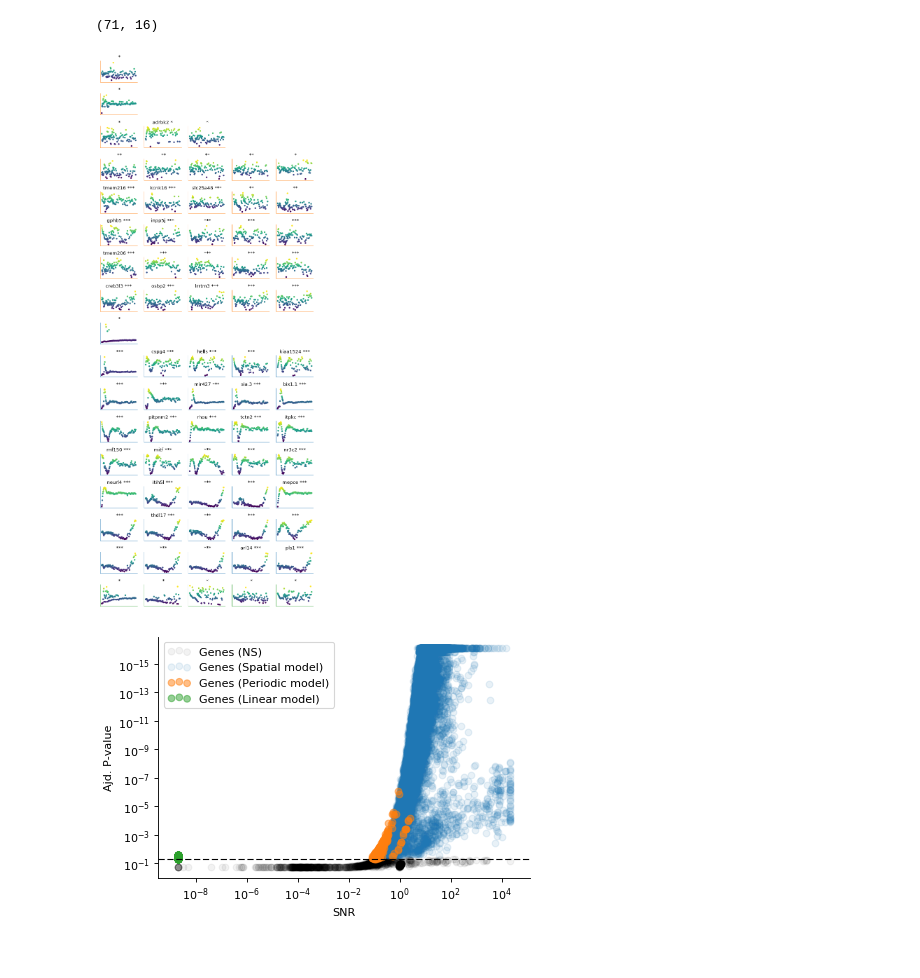
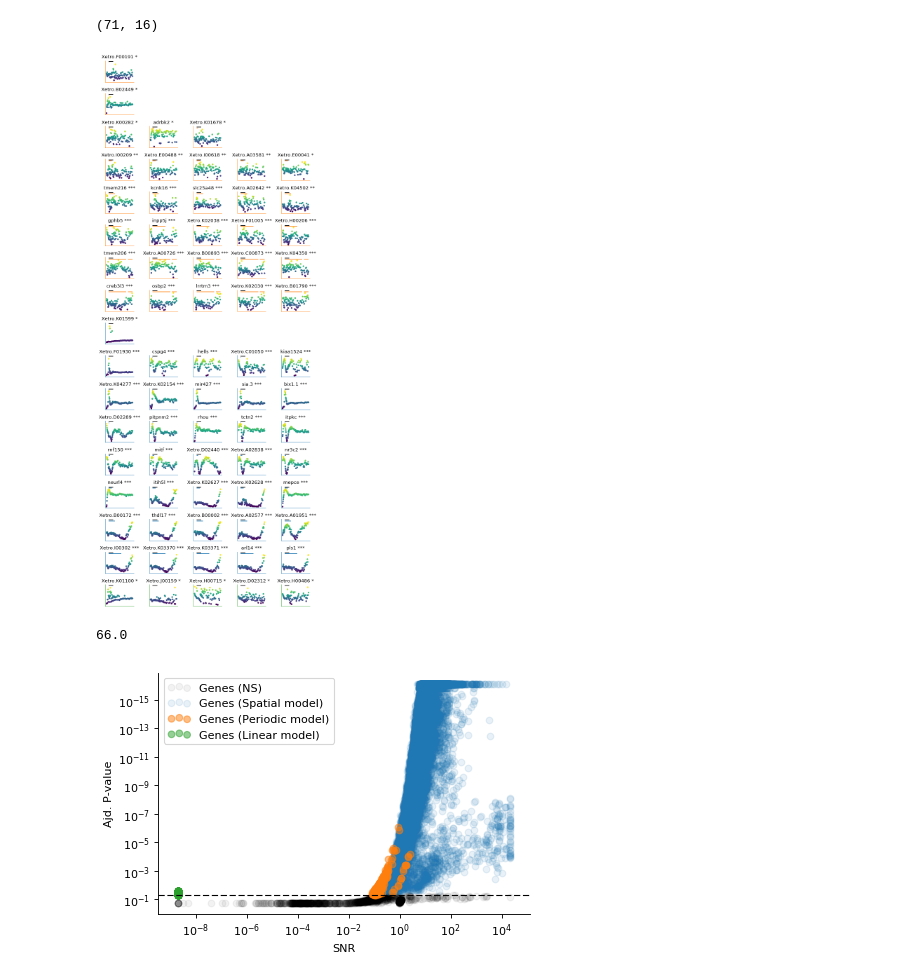
Before and after one commit to Teichlab/SpatialDE, a Jupyter notebook: Analysis/Frog/Frog Development Analysis.ipynb, the cells around one changed output. Saved outputs shown, nothing was run; the diff lists cells and outputs as text; code cells hidden in the pictures.

Commit message:
Finished frog figures

```diff
--- a/Analysis/Frog/Frog Development Analysis.ipynb
+++ b/Analysis/Frog/Frog Development Analysis.ipynb
@@ -92,35 +92,53 @@ model_colors = {'SE': 'C0', 'PER': 'C1', 'linear': 'C2'}
 # %%
 plt.figure(figsize=(8, 20), dpi=80)
 
 N = 5
 N_rows = top_per_ls.replace(np.nan, 0).groupby(['model', 'l']).size().shape[0]
 for j, T in enumerate(top_per_ls.replace(np.nan, 0).groupby(['model', 'l'])):
     _, group = T
     for i, idx in enumerate(group.index):
         r = top_per_ls.loc[idx]
         ax = plt.subplot(N_rows, N, j * N + i + 1)
 
         plt.scatter(sample_info.hpf, res[r['g']], c=res[r['g']], s=10, rasterized=True);
 
         s = ' *'
         if r['qval'] < 0.01:
             s = ' **'
 
         if r['qval'] < 0.001:
             s = ' ***'
 
-        plt.title(r['g'].split('|')[-1].replace('unnamed', '') + s)
+        name = r['g'].split('|')[-1].replace('unnamed', '')
+        if name == '':
+            name = r['g'].split('|')[0]
+        plt.title(name + s)
 
         plt.xticks([])
         plt.yticks([])
+
+        if 5 + r['l'] < 64:
+            plt.hlines(ax.get_ylim()[1], 5, 5 + r['l'], color=model_colors[r['model']], zorder=0)
+
+        else:
+            if r['model'] != 'linear':
+                y0 = ax.get_ylim()[1]
+                plt.hlines(y0, 5, 50, color=model_colors[r['model']], zorder=0)
+                plt.hlines(y0, 54, 66, color=model_colors[r['model']], zorder=0)
+
+        plt.hlines(ax.get_ylim()[1], 5, 5 + 12)
 
         for spine in ax.spines.values():
             spine.set_edgecolor(model_colors[r['model']])
 
 plt.tight_layout()
 plt.savefig('top_frog_gene_grid.pdf')
 # %% [output]
-[figure, old version]
+[figure, new version]
+# %%
+sample_info.hpf.max()
+# %% [output]
+66.0
 # %%
 plt.figure(figsize=(6, 4), dpi=80)
 
```
Also changed, not shown: parts of 6 cells of this notebook, 3 other files.
